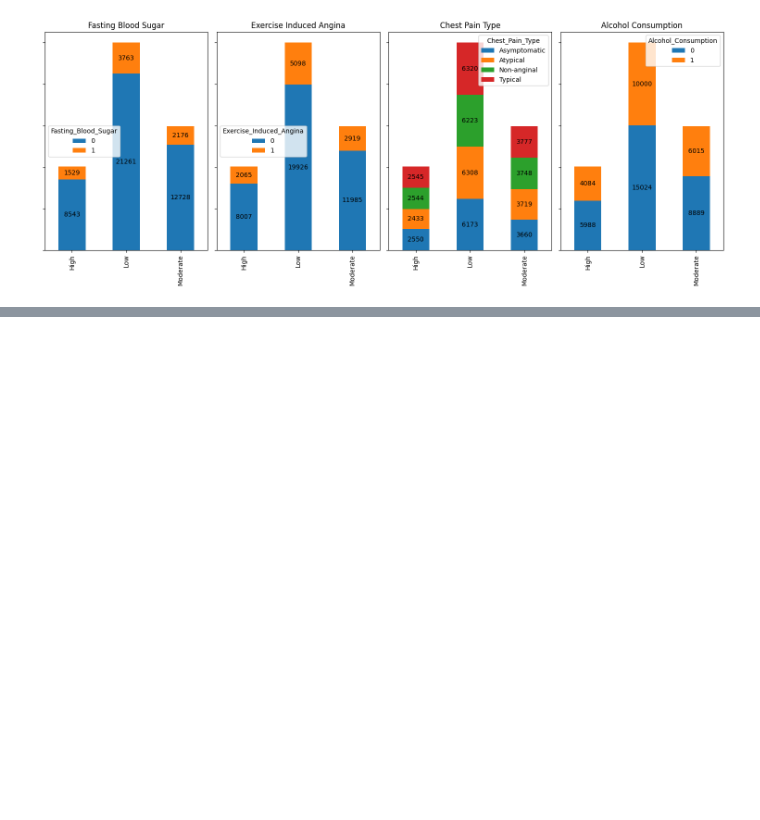
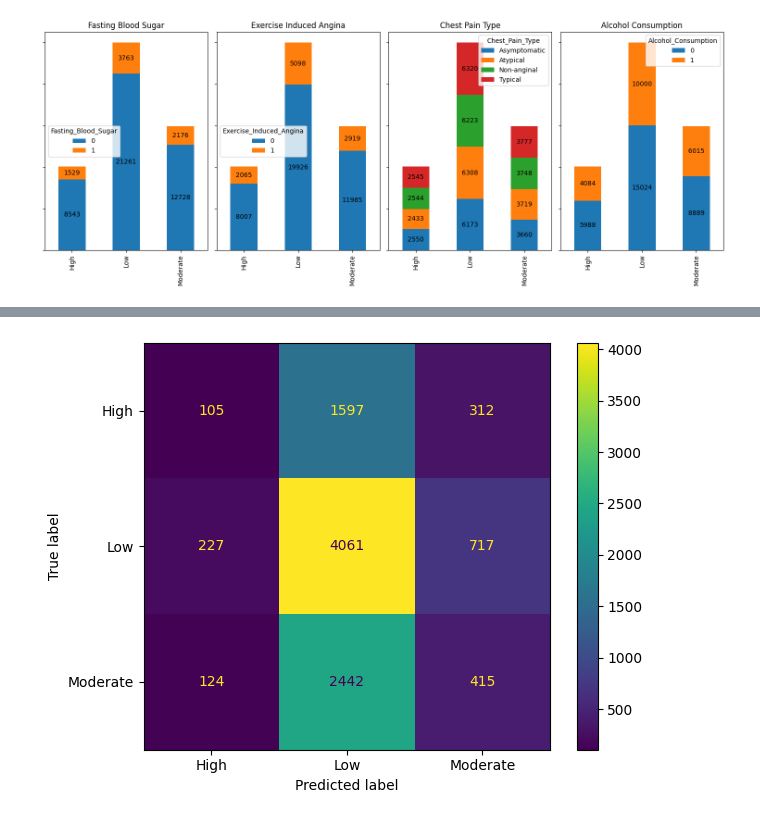
Before and after one commit to wheselmans/data_science_cases, a Jupyter notebook: cases/Cases_LogReg_Geert_HeartAttackRiskPrediction/CaseLogReg_20250214.ipynb, the cells around one changed output, grey strips where cells are left out. Cells and saved outputs as stored; diff of their text form; code cells hidden in the pictures; blank space fills up the shorter version.

```diff
--- a/cases/Cases_LogReg_Geert_HeartAttackRiskPrediction/CaseLogReg_20250214.ipynb
+++ b/cases/Cases_LogReg_Geert_HeartAttackRiskPrediction/CaseLogReg_20250214.ipynb
@@ -563,3 +480,75 @@ if plot_graphs:
 [figure]
 [figure]
 [figure]
+# %%
+# Eenvoudige Logistic regression met pipeline opzet
+# met stratefy op de target value
+# en zonder
+
+log_info(f"Eenvoudige logistic regression met stratify op de target value")
+log_info("**************************************************************")
+
+df = df_raw.copy()
+
+# Separate features (X) and target variable (y)
+X = df.drop(columns=['Heart_Attack_Risk'])
+y = df['Heart_Attack_Risk']
+
+# Splitting the data into training and testing sets (80% train, 20% test)
+X_train, X_test, y_train, y_test = train_test_split(X, y, stratify=y, test_size=0.2, random_state=42)
+
+# Define categorical and numerical column names
+df_col = X.columns
+df_num_col = ['Age', 'BMI', 'Cholesterol_Level', 'Resting_BP', 'Heart_Rate', 'Max_Heart_Rate_Achieved']
+df_cat_col = list(set(df_col) - set(df_num_col))
+
+num_pipeline = Pipeline([
+    ("standardize_numerical", MinMaxScaler(feature_range=(-1, 1)))
+    # ("standardize_numerical", StandardScaler())
+])
+
+cat_pipeline = Pipeline(steps=[
+    ('encode_categorical', OneHotEncoder(drop='first'))
+])
+
+preprocessor = ColumnTransformer([
+    ("numerical", num_pipeline, df_num_col),
+    ("categorical", cat_pipeline, df_cat_col)],
+     remainder='passthrough')
+
+# Create the pipeline with preprocessing and logistic regression
+pipeline = ImbPipeline([
+    ('preprocessor', preprocessor),
+    # ('SMOTE', SMOTE(random_state=42)),
+    # ('regressor', RandomForestClassifier(random_state=42))
+    ('regressor', LogisticRegression())
+    # ('regressor', LogisticRegression(multi_class="multinomial",max_iter=100))
+])
+
+# Fit the pipeline on the training data
+pipeline.fit(X_train, y_train)
+
+# Making predictions on the test set
+y_pred = pipeline.predict(X_test)
+
+y_pred_counter = Counter(y_pred)
+y_test_counter = Counter(y_test)
+log_info(f"Voorkomens in y_pred: {y_pred_counter}")
+log_info(f"Voorkomens in y_test: {y_test_counter}")
+
+acc_score = accuracy_score(y_pred, y_test)*100
+class_report = classification_report(y_pred, y_test)
+conf_matrix = confusion_matrix(y_pred, y_test)
+
+log_info(f"\naccuracy_score: {acc_score}")
+log_info(f"classification_report: {class_report}")
+summary_conf_matrix = tabulate(conf_matrix, headers='keys', tablefmt='psql')
+log_info(f"Confusion matrix: {summary_conf_matrix}")
+
+cm = confusion_matrix(y_test, y_pred, labels=pipeline.classes_)
+
+disp = ConfusionMatrixDisplay(confusion_matrix=cm,
+                              display_labels=pipeline.classes_)
+disp.plot()
+save_fig("Confusion matrix - example logistic regression zonder SMOTE")
+# %% [output]
@@ -565,0 +572 @@ if plot_graphs:
+[figure, added]
```
Also changed, not shown: parts of 20 cells of this notebook, 3 other files.
